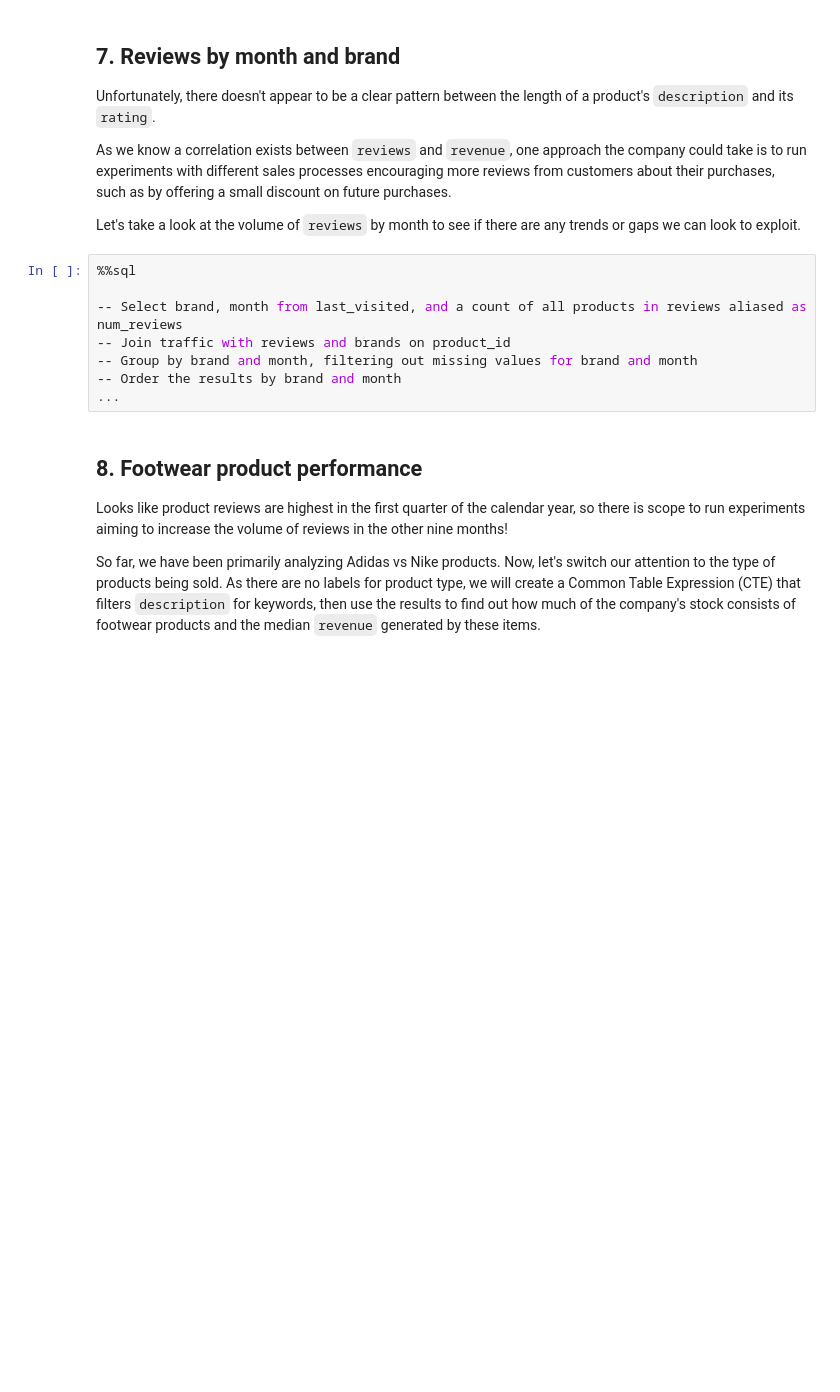
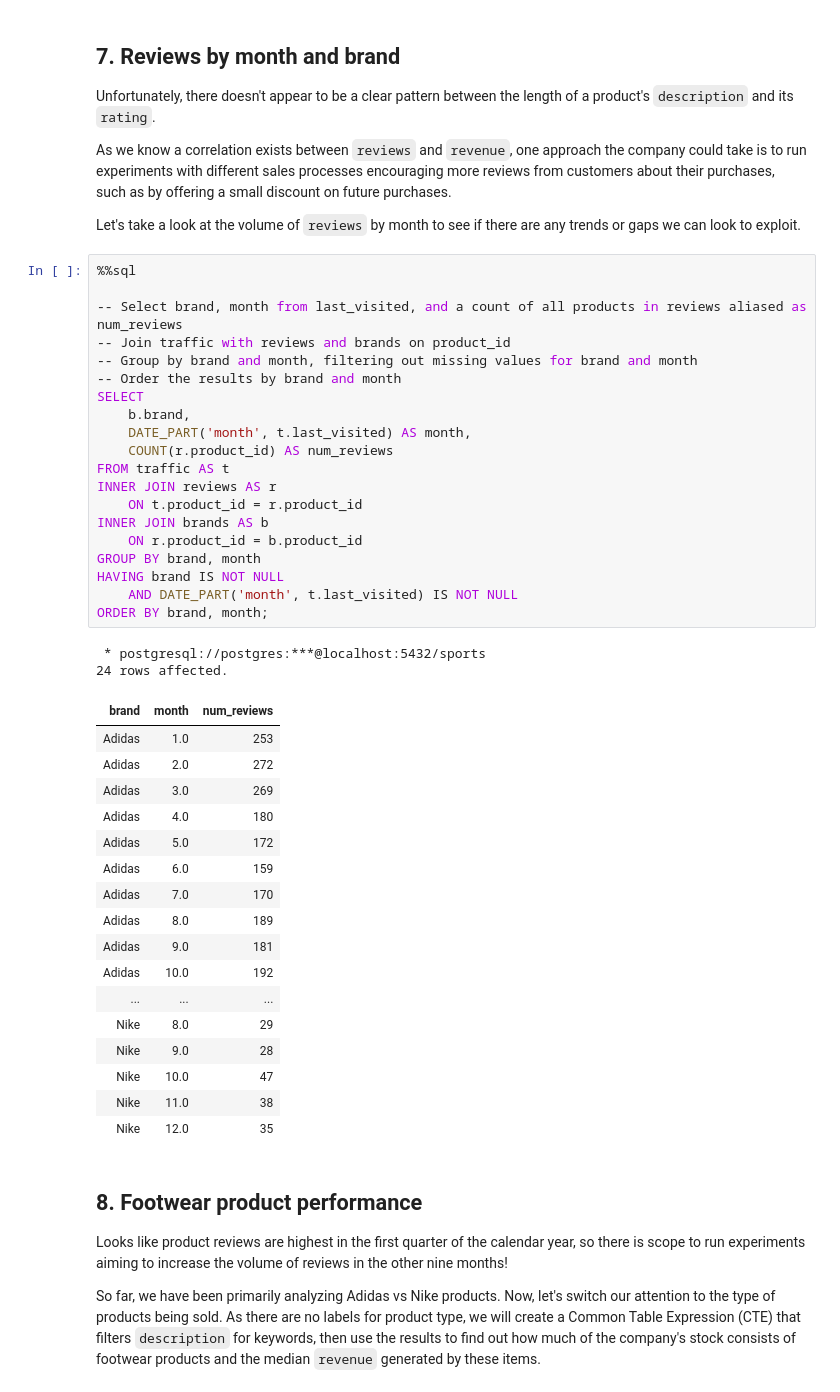
Before and after one commit to JeremyTallant/sports_retail, a Jupyter notebook: optimizing.ipynb, the cells around one changed output. Cells and saved outputs as stored; diff of their text form; blank space fills up the shorter version.

Commit message:
finished part 7

```diff
--- a/optimizing.ipynb
+++ b/optimizing.ipynb
@@ -332,11 +332,43 @@ ORDER BY description_length;
 # %%
 %%sql
 
 -- Select brand, month from last_visited, and a count of all products in reviews aliased as num_reviews
 -- Join traffic with reviews and brands on product_id
 -- Group by brand and month, filtering out missing values for brand and month
 -- Order the results by brand and month
-...
+SELECT
+    b.brand,
+    DATE_PART('month', t.last_visited) AS month,
+    COUNT(r.product_id) AS num_reviews
+FROM traffic AS t
+INNER JOIN reviews AS r
+    ON t.product_id = r.product_id
+INNER JOIN brands AS b
+    ON r.product_id = b.product_id
+GROUP BY brand, month
+HAVING brand IS NOT NULL
+    AND DATE_PART('month', t.last_visited) IS NOT NULL
+ORDER BY brand, month;
+# %% [output]
+ * postgresql://postgres:***@localhost:5432/sports
+24 rows affected.
+| brand | month | num_reviews |
+| Adidas | 1.0 | 253 |
+| Adidas | 2.0 | 272 |
+| Adidas | 3.0 | 269 |
+| Adidas | 4.0 | 180 |
+| Adidas | 5.0 | 172 |
+| Adidas | 6.0 | 159 |
+| Adidas | 7.0 | 170 |
+| Adidas | 8.0 | 189 |
+| Adidas | 9.0 | 181 |
+| Adidas | 10.0 | 192 |
+| ... | ... | ... |
+| Nike | 8.0 | 29 |
+| Nike | 9.0 | 28 |
+| Nike | 10.0 | 47 |
+| Nike | 11.0 | 38 |
+| Nike | 12.0 | 35 |
 # %% [markdown]
 ## 8. Footwear product performance
 <p>Looks like product reviews are highest in the first quarter of the calendar year, so there is scope to run experiments aiming to increase the volume of reviews in the other nine months!</p>
```
